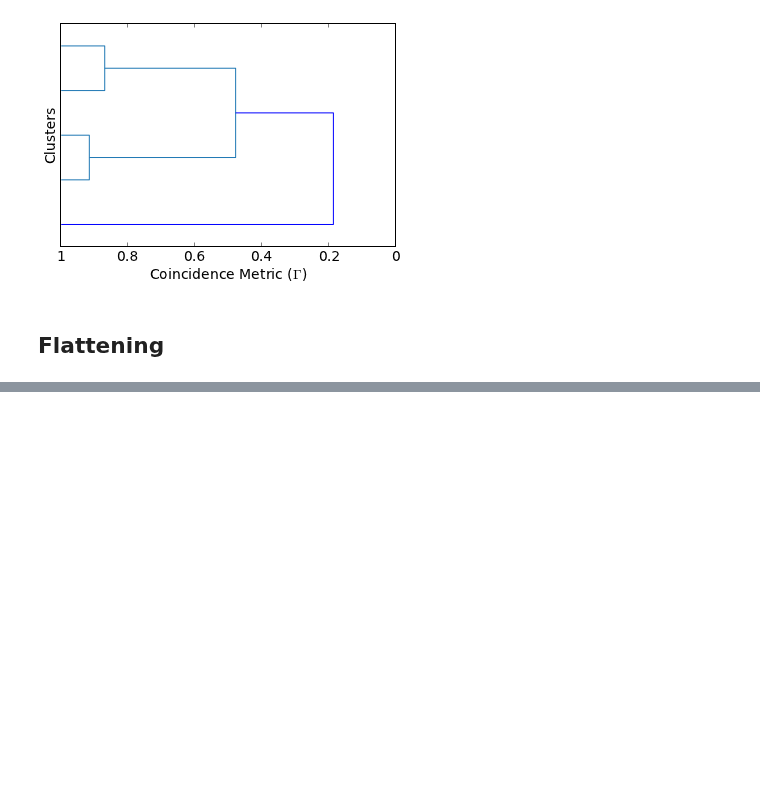
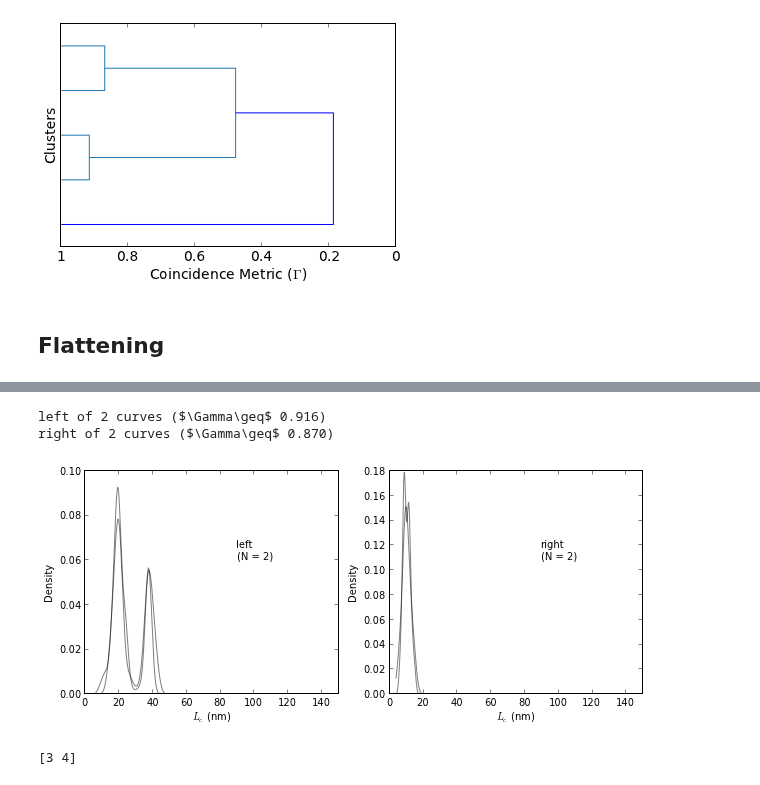
Before and after one commit to hilaryjoyce/smfs-data-analysis, a Jupyter notebook: analysis_demo.ipynb, the cells around one changed output, grey strips where cells are left out. Cells and saved outputs as stored; diff of their text form; code cells hidden in the pictures; blank space fills up the shorter version.

```diff
--- a/analysis_demo.ipynb
+++ b/analysis_demo.ipynb
@@ -64,0 +99,13 @@ coa.plot_dendrogram();
+# %%
+sub = c.SubCluster(F, f0)
+# %%
+figsize(10,4)
+sub.plot_both_subclusters()
+# %% [output]
+left of 2 curves ($\Gamma\geq$ 0.916)
+right of 2 curves ($\Gamma\geq$ 0.870)
+[figure, added]
+# %%
+print sub.left_list
+# %% [output]
+[3 4]
```
Also changed, not shown: parts of 12 cells of this notebook.
